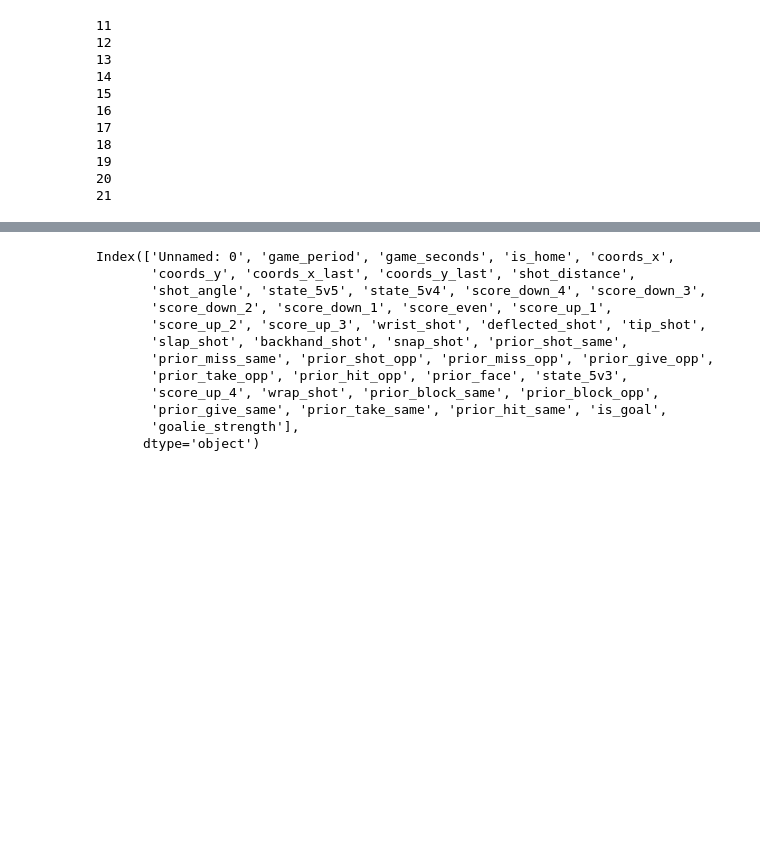
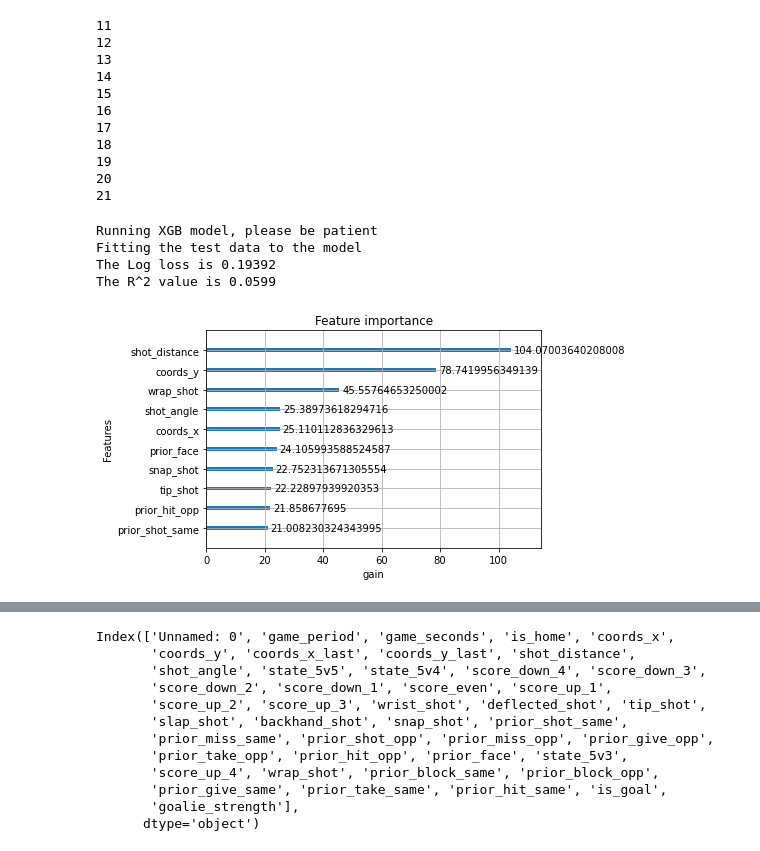
Before and after one commit to wonderbug2020/Shot_quality_stats, a Jupyter notebook: goaliestats_2.ipynb, the cells around one changed output, grey strips where cells are left out. Drawn from its saved outputs; the diff is of its cells as text; code cells hidden in the pictures; blank space fills up the shorter version.

```diff
--- a/goaliestats_2.ipynb
+++ b/goaliestats_2.ipynb
@@ -35,3 +35,14 @@ drp_lst = ['home_on_1','home_on_2','home_on_3','home_on_4',
            'away_on_5','away_on_6','away_on_7','away_goalie',]
 df_model = df_import.drop(drp_lst, axis=1)
 #df_original = df_model.drop(['goalie_strength'],axis=1)
+# %%
+model_goalie = mm.run_XGB(df_model)
+# %% [output]
+Running XGB model, please be patient
+Fitting the test data to the model
+The Log loss is 0.19392
+The R^2 value is 0.0599
+# %%
+mm.plot_xgb(model_goalie, type='gain')
+# %% [output]
+[figure, added]
```
Also changed, not shown: parts of 21 cells of this notebook.
